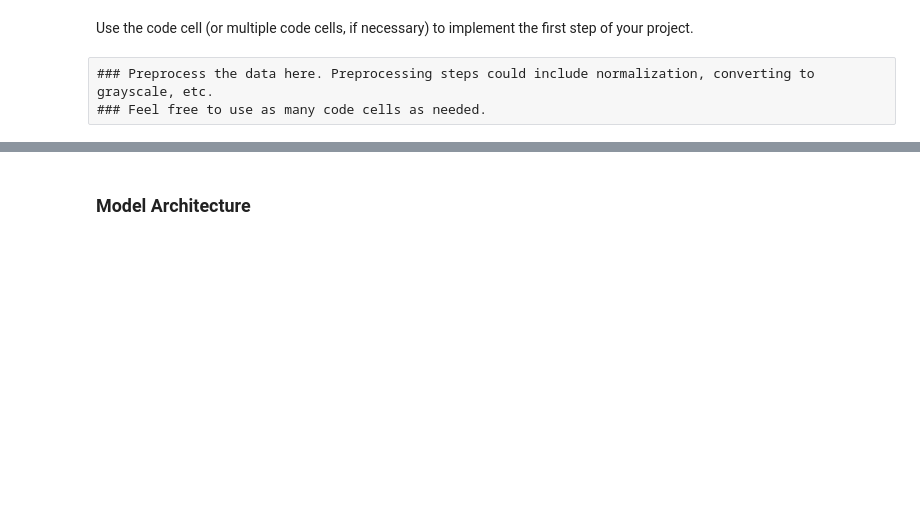
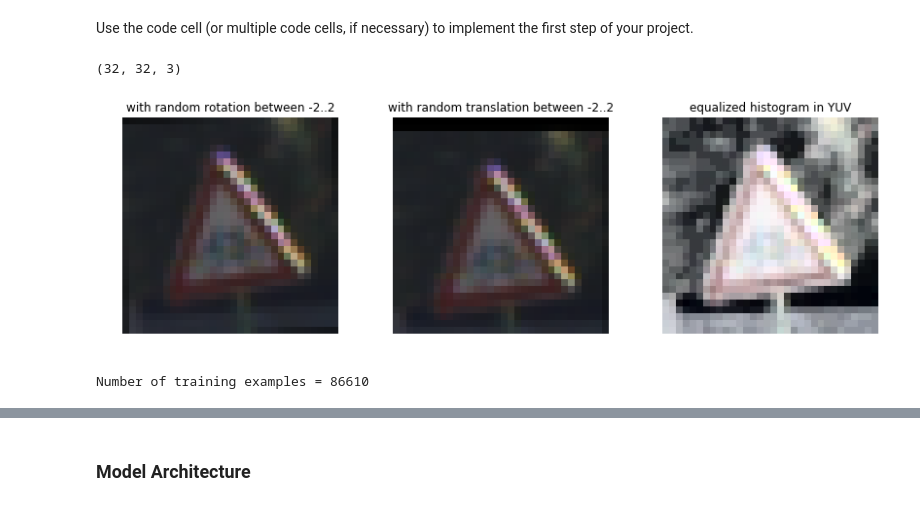
Before and after one commit to SiRi13/CarND-Traffic-Sign-Classifier-Project, a Jupyter notebook: Traffic_Sign_Classifier.ipynb, the cells around one changed output, grey strips where cells are left out. Cells and saved outputs as stored; diff of their text form; code cells hidden in the pictures; blank space fills up the shorter version.

```diff
--- a/Traffic_Sign_Classifier.ipynb
+++ b/Traffic_Sign_Classifier.ipynb
@@ -185,6 +178,3 @@ Here is an example of a [published baseline model on this problem](http://yann.l
 ### Pre-process the Data Set (normalization, grayscale, etc.)
 # %% [markdown]
 Use the code cell (or multiple code cells, if necessary) to implement the first step of your project.
-# %% [raw]
-### Preprocess the data here. Preprocessing steps could include normalization, converting to grayscale, etc.
-### Feel free to use as many code cells as needed.
@@ -242,0 +199,41 @@ def preprocess_skimage(img):
+# %%
+def equalize_Histogram_Y(image):
+    image = cv2.cvtColor(image, cv2.COLOR_BGR2YUV)
+    image[:,:,0] = cv2.equalizeHist(image[:,:,0])
+    return cv2.cvtColor(image, cv2.COLOR_YUV2BGR)
+# %%
+def random_translation(image, threshold):
+    randX, randY = np.random.uniform(-threshold, threshold, 2)
+
+    translation_matrix = np.float32([[1,0,randX], [0,1,randY]])
+    retVal = cv2.warpAffine(image, translation_matrix, tuple(image.shape[:2]))
+
+    del randX, randY, translation_matrix
+    return retVal
+# %%
+image = X_train_org[np.random.randint(len(X_train_org))]
+aug_image1 = random_rotation(image, 2)
+aug_image2 = random_translation(image, 2)
+aug_image3 = equalize_Histogram_Y(image)
+print(image.shape)
+plt.figure(figsize=(15,6))
+plt.subplot(1,4,2)
+plt.title('original image')
+plt.imshow(image)
+plt.axis('off')
+plt.subplot(1,4,2)
+plt.title('with random rotation between -2..2')
+plt.imshow(aug_image1)
+plt.axis('off')
+plt.subplot(1,4,3)
+plt.title('with random translation between -2..2')
+plt.imshow(aug_image2)
+plt.axis('off')
+plt.subplot(1,4,4)
+plt.title('equalized histogram in YUV')
+plt.imshow(aug_image3)
+plt.axis('off')
+plt.tight_layout()
+# %% [output]
+(32, 32, 3)
+[figure, added]
@@ -242,0 +255,34 @@ def preprocess_skimage(img):
+# %%
+X_aug_all = list()
+y_aug_all = list()
+if not training_set_balanced:
+    kernel_sizes = [3, 5, 7, 9]
+    images_per_class = np.bincount(y_train)
+    max_image_count = np.max(images_per_class)
+    for classId in range(n_classes):
+        X_aug = list()
+        y_aug = list()
+        X_source = X_train[np.where(y_train == classId)]
+        new_image_count = max_image_count - images_per_class[classId] + np.random.randint(-50, 50)
+        if new_image_count < 1:
+            continue
+        for i in range(new_image_count):
+            α = 2
+            thrsld = 2
+            randSourceIdx = np.random.randint(images_per_class[classId])
+            X_aug.append(augment_image(X_source[randSourceIdx], α, thrsld))
+            y_aug.append(classId)
+
+        X_aug_all += X_aug
+        y_aug_all += y_aug
+        X_train = np.append(X_train, X_aug, axis=0)
+        y_train = np.append(y_train, y_aug, axis=0)
+
+    del X_aug, y_aug, kernel_sizes, images_per_class, max_image_count, new_image_count
+    training_set_balanced = True
+
+n_train = np.size(y_train)
+print("Number of training examples =", n_train)
+assert(len(X_train) == len(y_train))
+# %% [output]
+Number of training examples = 86610
```
Also changed, not shown: parts of 66 cells of this notebook, 3 other files.
